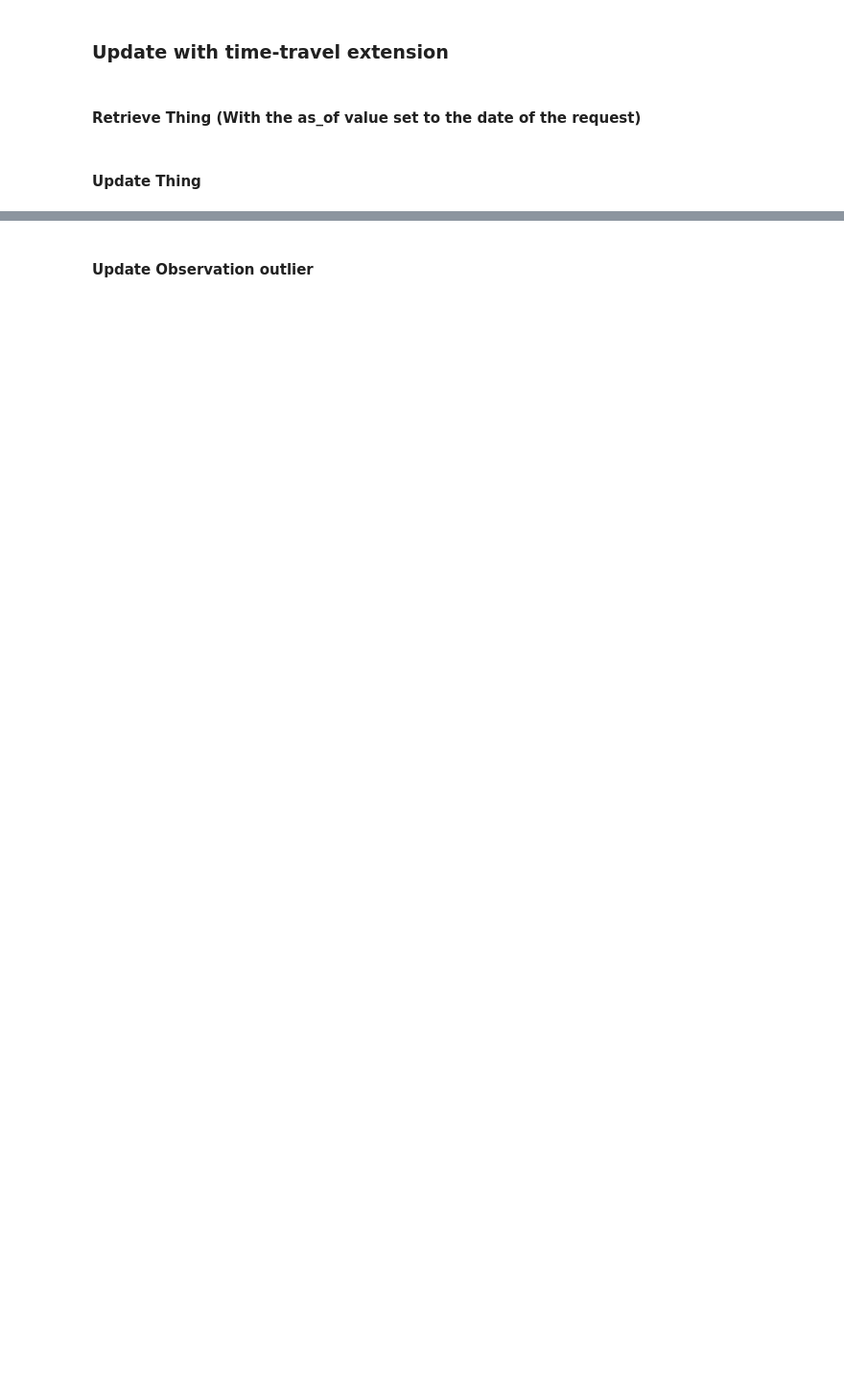
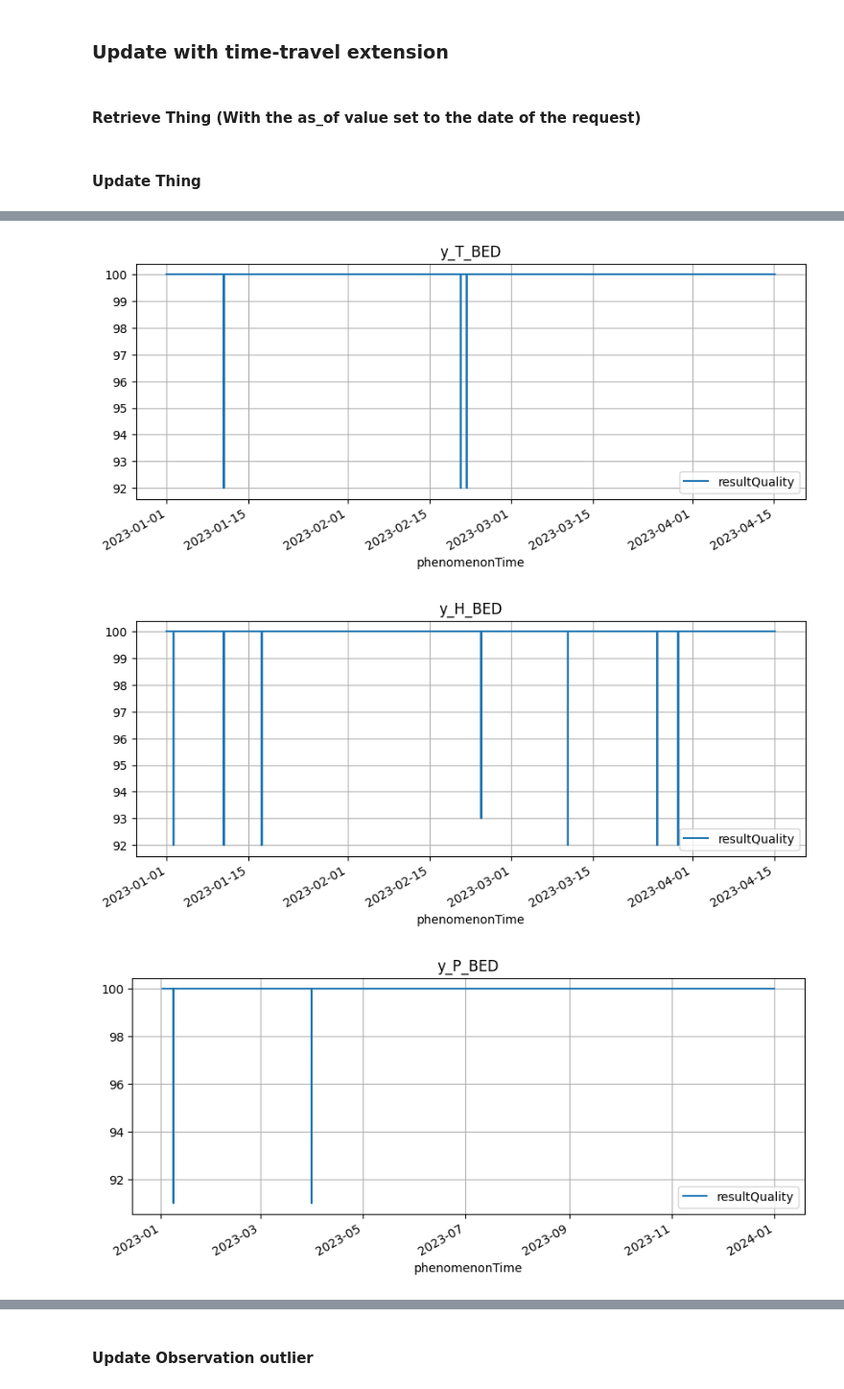
Before and after one commit to istSOS/istSOS4, a Jupyter notebook: docs/tutorials/traveltime_lausanne.ipynb, the cells around one changed output, grey strips where cells are left out. Shown at 96% size. Drawn from its saved outputs; the diff is of its cells as text; code cells hidden in the pictures; blank space fills up the shorter version.

```diff
--- a/docs/tutorials/traveltime_lausanne.ipynb
+++ b/docs/tutorials/traveltime_lausanne.ipynb
@@ -281,0 +518,7 @@ observation_id = outliers[0][0]
+# %%
+for _df in dfs:
+    dfs[_df].plot(y="resultQuality", title=_df, figsize=(10, 4), grid=True)
+# %% [output]
+[figure, added]
+[figure, added]
+[figure, added]
```
Also changed, not shown: parts of 40 cells of this notebook, 5 other files.
